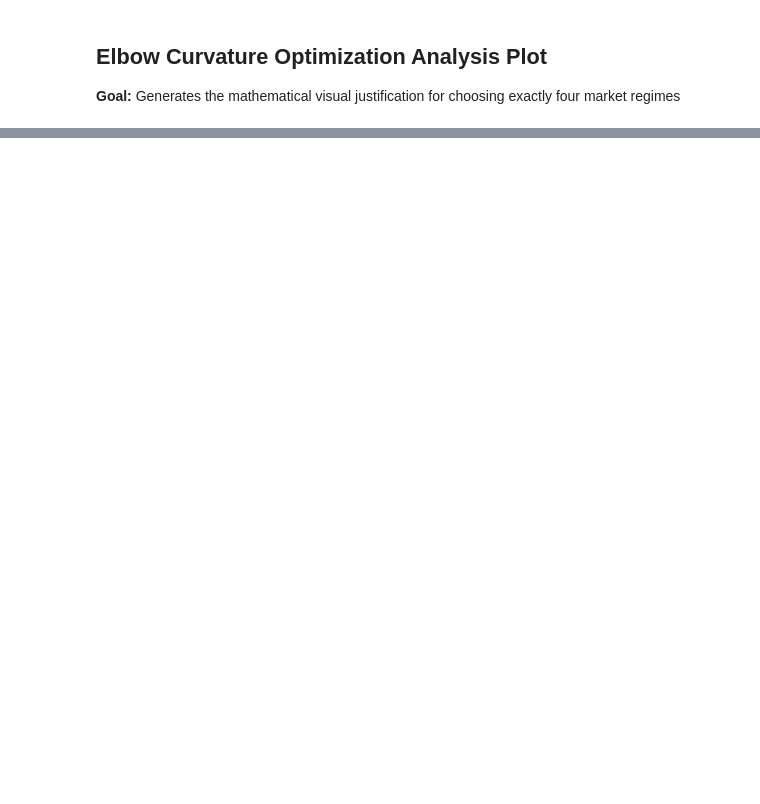
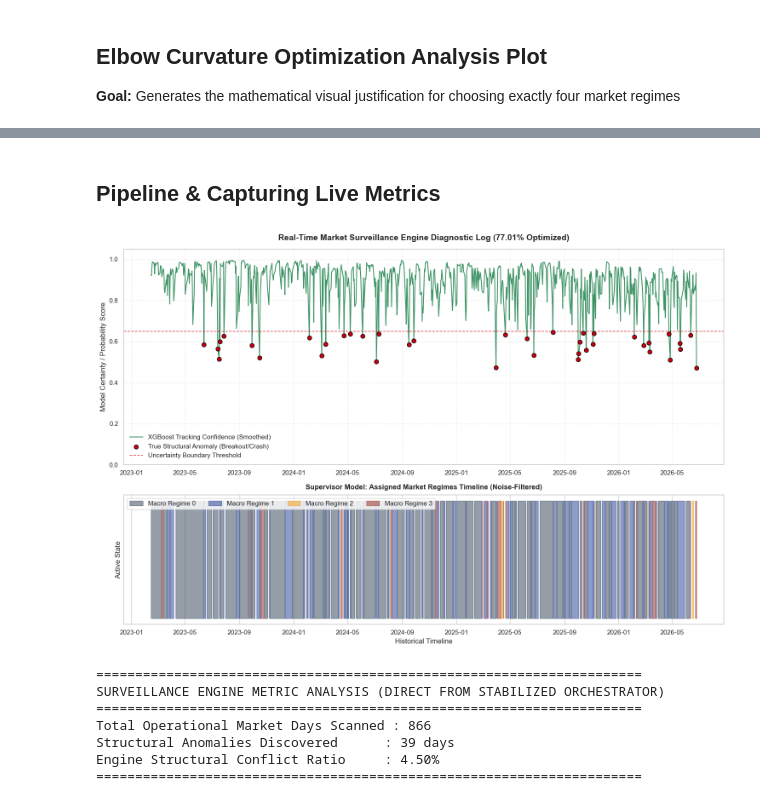
Before and after one commit to renzv-compsci/gl-move-engine, a Jupyter notebook: notebooks/Post_Preprocessing.ipynb, the cells around one changed output, grey strips where cells are left out. Cells and saved outputs as stored; diff of their text form; code cells hidden in the pictures; blank space fills up the shorter version.

```diff
--- a/notebooks/Post_Preprocessing.ipynb
+++ b/notebooks/Post_Preprocessing.ipynb
@@ -216,0 +405,67 @@ plt.show()
+# %% [markdown]
+## Pipeline & Capturing Live Metrics
+# %%
+if 'surveillance_results' not in locals():
+    raise NameError("'surveillance_results' not found. Run the updated Orchestrator cell first!")
+
+sns.set_theme(style="whitegrid")
+fig, axes = plt.subplots(2, 1, figsize=(15, 10), sharex=False, gridspec_kw={'height_ratios': [2, 1.2]})
+
+ax1 = axes[0]
+ax1.plot(surveillance_results.index, surveillance_results['Confidence_Score'],
+         label='XGBoost Tracking Confidence (Smoothed)', color='#1e824c', linewidth=1.5, alpha=0.85)
+
+anomaly_points = surveillance_results[surveillance_results['Anomaly_Flag'] == 1]
+ax1.scatter(anomaly_points.index, anomaly_points['Confidence_Score'],
+            color='#cf000f', label='True Structural Anomaly (Breakout/Crash)', s=50, zorder=5, edgecolors='black')
+
+ax1.axhline(y=0.65, color='#cf000f', linestyle='--', linewidth=1.2, alpha=0.7,
+           label='Uncertainty Boundary Threshold')
+
+ax1.set_title('Real-Time Market Surveillance Engine Diagnostic Log (77.01% Optimized)', fontsize=14, fontweight='bold', pad=15)
+ax1.set_ylabel('Model Certainty / Probability Score', fontsize=12)
+ax1.set_ylim(0, 1.05)
+ax1.legend(loc='lower left', frameon=True, facecolor='white', edgecolor='none')
+ax1.grid(True, linestyle=':', alpha=0.6)
+
+ax2 = axes[1]
+colors = ['#2c3e50', '#1f3a93', '#f39c12', '#96281b']
+regime_col = 'Predicted_Regime' if 'Predicted_Regime' in surveillance_results.columns else surveillance_results.columns[0]
+
+for regime_id in sorted(surveillance_results[regime_col].unique()):
+    regime_mask = surveillance_results[regime_col] == regime_id
+    ax2.fill_between(surveillance_results.index, 0, 1, where=regime_mask,
+                     color=colors[int(regime_id)], alpha=0.5, label=f'Macro Regime {int(regime_id)}')
+
+ax2.set_title('Supervisor Model: Assigned Market Regimes Timeline (Noise-Filtered)', fontsize=12, fontweight='bold', pad=10)
+ax2.set_ylabel('Active State', fontsize=12)
+ax2.get_yaxis().set_ticks([])
+ax2.set_xlabel('Historical Timeline', fontsize=12)
+
+handles, labels = ax2.get_legend_handles_labels()
+by_label = dict(zip(labels, handles))
+ax2.legend(by_label.values(), by_label.keys(), loc='upper left', ncol=4, frameon=True, facecolor='white')
+
+plt.tight_layout()
+plt.show()
+
+total_days = len(surveillance_results)
+anomaly_days = surveillance_results['Anomaly_Flag'].sum()
+anomaly_ratio = (anomaly_days / total_days) * 100
+
+print("="*70)
+print(f"SURVEILLANCE ENGINE METRIC ANALYSIS (DIRECT FROM STABILIZED ORCHESTRATOR)")
+print("="*70)
+print(f"Total Operational Market Days Scanned : {total_days}")
+print(f"Structural Anomalies Discovered      : {anomaly_days} days")
+print(f"Engine Structural Conflict Ratio     : {anomaly_ratio:.2f}%")
+print("="*70)
+# %% [output]
+[figure, added]
+======================================================================
+SURVEILLANCE ENGINE METRIC ANALYSIS (DIRECT FROM STABILIZED ORCHESTRATOR)
+======================================================================
+Total Operational Market Days Scanned : 866
+Structural Anomalies Discovered      : 39 days
+Engine Structural Conflict Ratio     : 4.50%
+======================================================================
```
Also changed, not shown: parts of 13 cells of this notebook.
